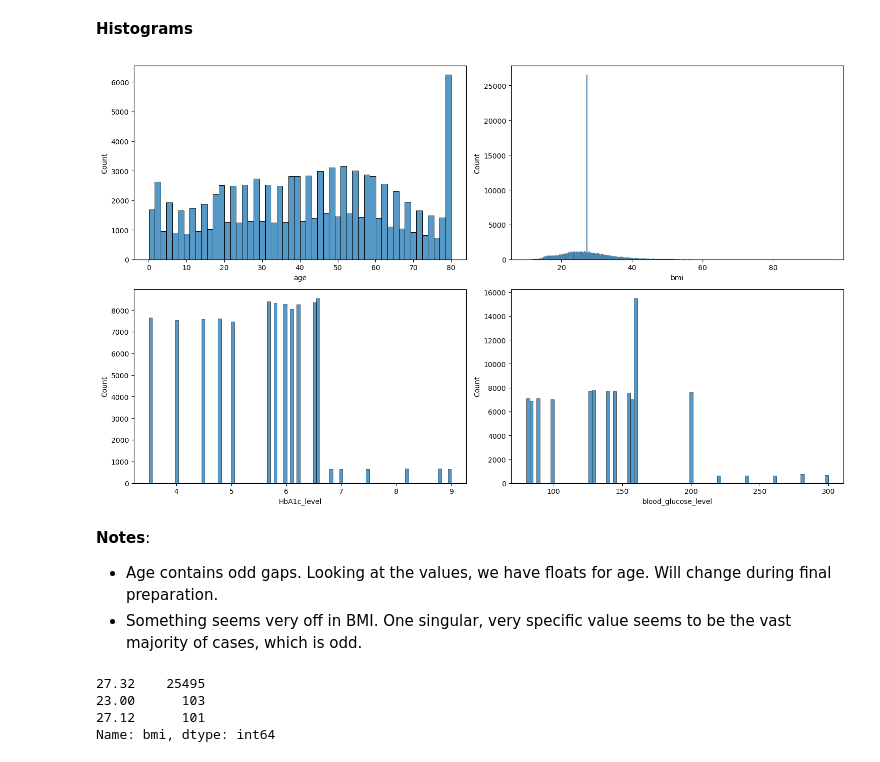
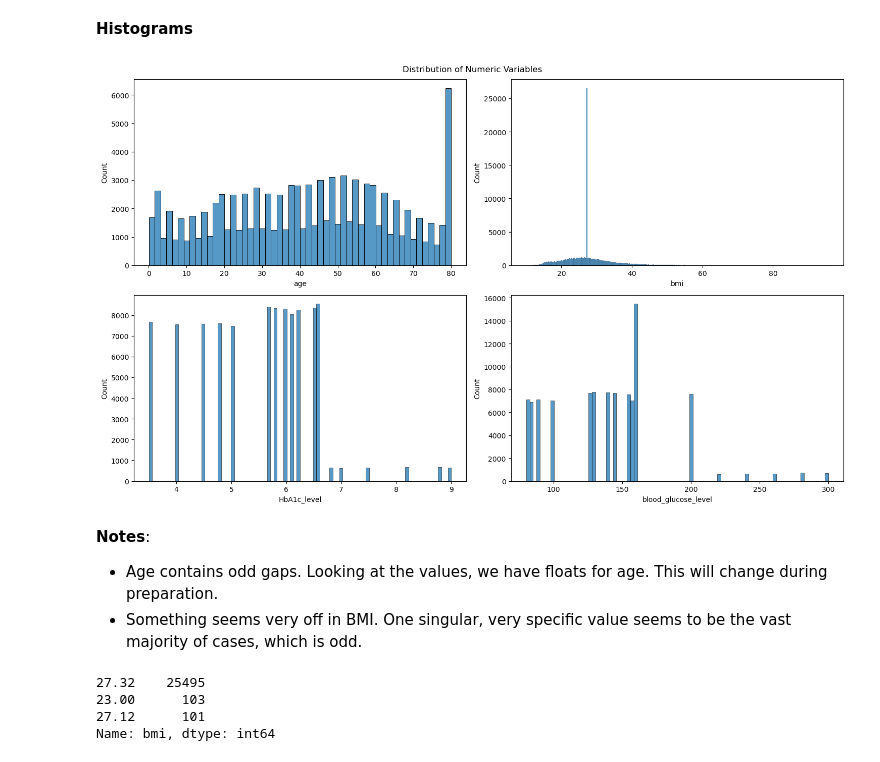
Before and after one commit to wilson-velasco/diabetes-project, a Jupyter notebook: final-project.ipynb, the cells around one changed output. Drawn from its saved outputs; the diff is of its cells as text; code cells hidden in the pictures.

```diff
--- a/final-project.ipynb
+++ b/final-project.ipynb
@@ -105,17 +107,18 @@ categorical = ['gender', 'hypertension', 'smoking_history', 'heart_disease', 'di
 **Histograms**
 # %%
 plt.figure(figsize=(15,9))
+plt.suptitle('Distribution of Numeric Variables')
 for i, col in enumerate(diabetes[numeric]):
     plt.subplot(2,2,(i+1))
     sns.histplot(diabetes[col])
 plt.tight_layout()
 plt.show()
 # %% [output]
-[figure, old version]
+[figure, new version]
 # %% [markdown]
 **Notes**:
 
-- Age contains odd gaps. Looking at the values, we have floats for age. Will change during final preparation.
+- Age contains odd gaps. Looking at the values, we have floats for age. This will change during preparation.
 - Something seems very off in BMI. One singular, very specific value seems to be the vast majority of cases, which is odd.
 # %%
 diabetes.bmi.value_counts().head(3)
```
Also changed, not shown: parts of 38 cells of this notebook, 4 other files.
